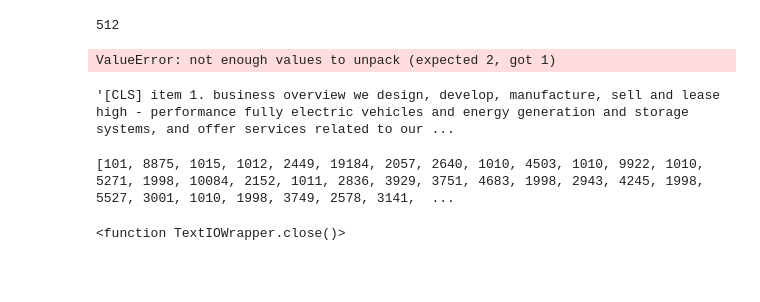
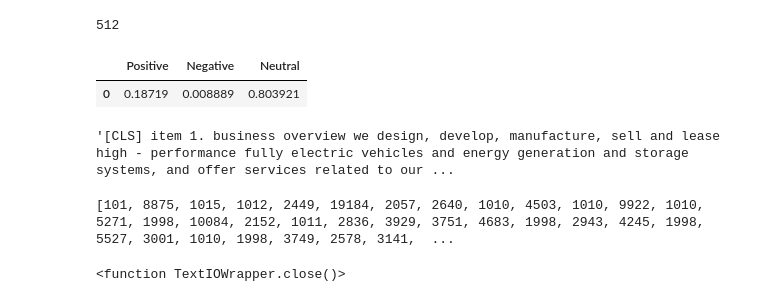
Before and after one commit to ahosk/capstone_smu, a Jupyter notebook: Jupyter Notebooks/bert_model.ipynb, the cells around one changed output. Saved outputs shown, nothing was run; the diff lists cells and outputs as text; code cells hidden in the pictures; blank space fills up the shorter version.

```diff
--- a/Jupyter Notebooks/bert_model.ipynb
+++ b/Jupyter Notebooks/bert_model.ipynb
@@ -15,4 +13,4 @@ ModuleNotFoundError: No module named 'api'
 # %%
-API_KEY = key
+#API_KEY = key
 
-tesla =open(r'Data/tesla.txt')
+tesla =open(r'./Data/tesla.txt').read()
@@ -65,2 +59,4 @@ tsla = text_preprocessing(tsla)
+# %%
+tesla = text_preprocessing(tesla)
 # %%
-inputs = tokenizer.encode(tsla,add_special_tokens=True,truncation=False,return_tensors='pt')
+inputs = tokenizer.encode(tesla,add_special_tokens=True,truncation=True,return_tensors='pt')
@@ -71,7 +87,7 @@ len(inputs[0])
 # %% [output]
 512
 # %%
-outputs = model(*inputs)
+outputs = model(inputs)
 predictions = torch.nn.functional.softmax(outputs.logits, dim=-1)
 model.config.id2label
 positive = predictions[:, 0].tolist()
@@ -79,8 +95,11 @@ negative = predictions[:, 1].tolist()
 neutral = predictions[:, 2].tolist()
 table = { "Positive":positive, "Negative":negative, "Neutral":neutral}
 df2 = pd.DataFrame(table, columns = ["Positive", "Negative", "Neutral"])
-# %% [output]
-ValueError: not enough values to unpack (expected 2, got 1)
+# %%
+df2
+# %% [output]
+|  | Positive | Negative | Neutral |
+| 0 | 0.18719 | 0.008889 | 0.803921 |
 # %%
 tokenizer.decode(tsla_token)
 # %% [output]
```
Also changed, not shown: parts of 9 cells of this notebook.
